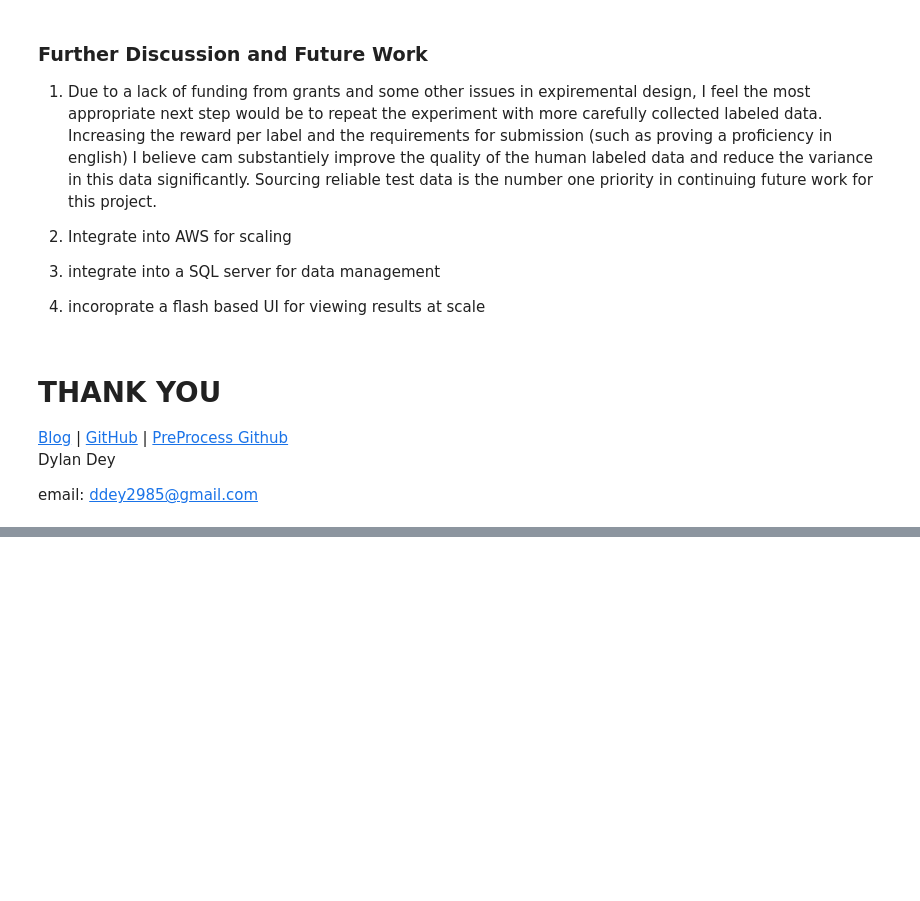
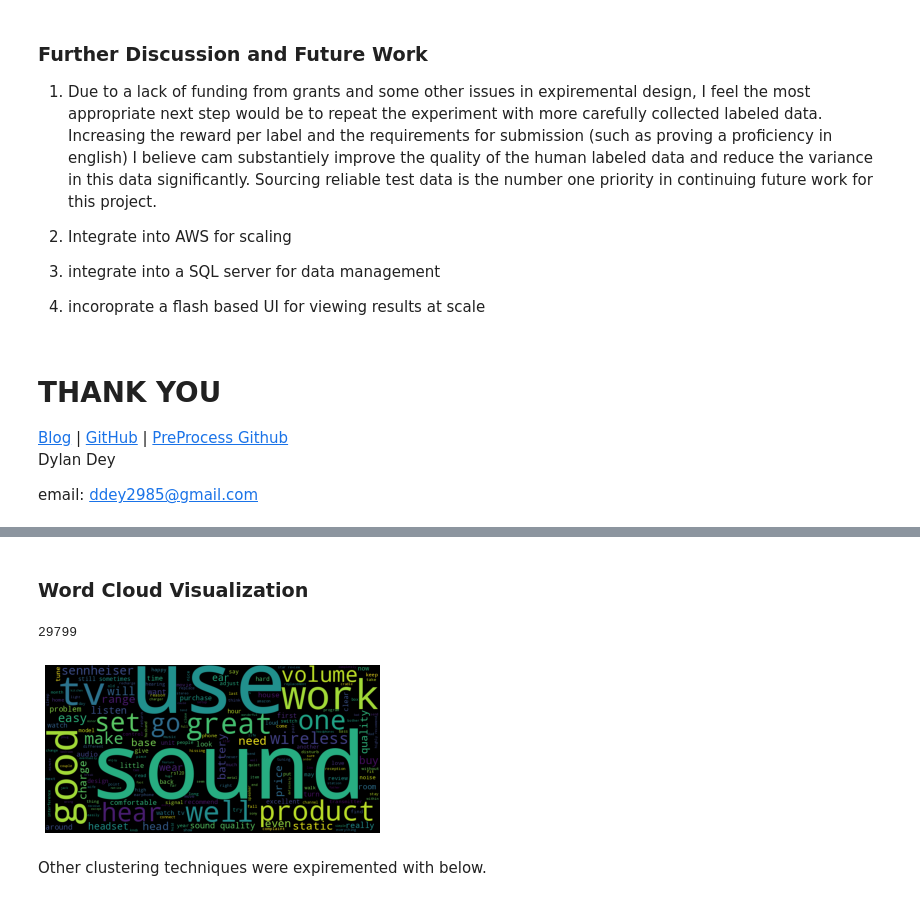
Before and after one commit to ddey117/ABSA_Project_4, a Jupyter notebook: ABSA_Triplet_Extractor_Notebook.ipynb, the cells around one changed output, grey strips where cells are left out. Saved outputs shown, nothing was run; the diff lists cells and outputs as text; code cells hidden in the pictures; blank space fills up the shorter version.

```diff
--- a/ABSA_Triplet_Extractor_Notebook.ipynb
+++ b/ABSA_Triplet_Extractor_Notebook.ipynb
@@ -1263,0 +2153,2 @@ email: ddey2985@gmail.com
+# %%
+df['review_body'] = df['review_body'].apply(lambda x: ' '.join([t for t in x.split() if t not in f20]))
@@ -1263,0 +2166,3 @@ email: ddey2985@gmail.com
+# %%
+rare40 = freq_comm.tail(40)
+rare40
@@ -1263,0 +2187,2 @@ email: ddey2985@gmail.com
+# %%
+df['review_body'] = df['review_body'].apply(lambda x: ' '.join([t for t in x.split() if t not in rare40]))
@@ -1263,0 +2198,2 @@ email: ddey2985@gmail.com
+# %% [markdown]
+### Word Cloud Visualization
@@ -1263,0 +2206,15 @@ email: ddey2985@gmail.com
+# %%
+text = ' '.join(df['review_body'])
+# %%
+len(text)
+# %% [output]
+29799
+# %%
+wc = WordCloud(width=800, height=400).generate(text)
+plt.imshow(wc)
+plt.axis('off')
+plt.show();
+# %% [output]
+[figure, added]
+# %% [markdown]
+Other clustering techniques were expiremented with below.
```
Also changed, not shown: parts of 149 cells of this notebook, 3 other files.
